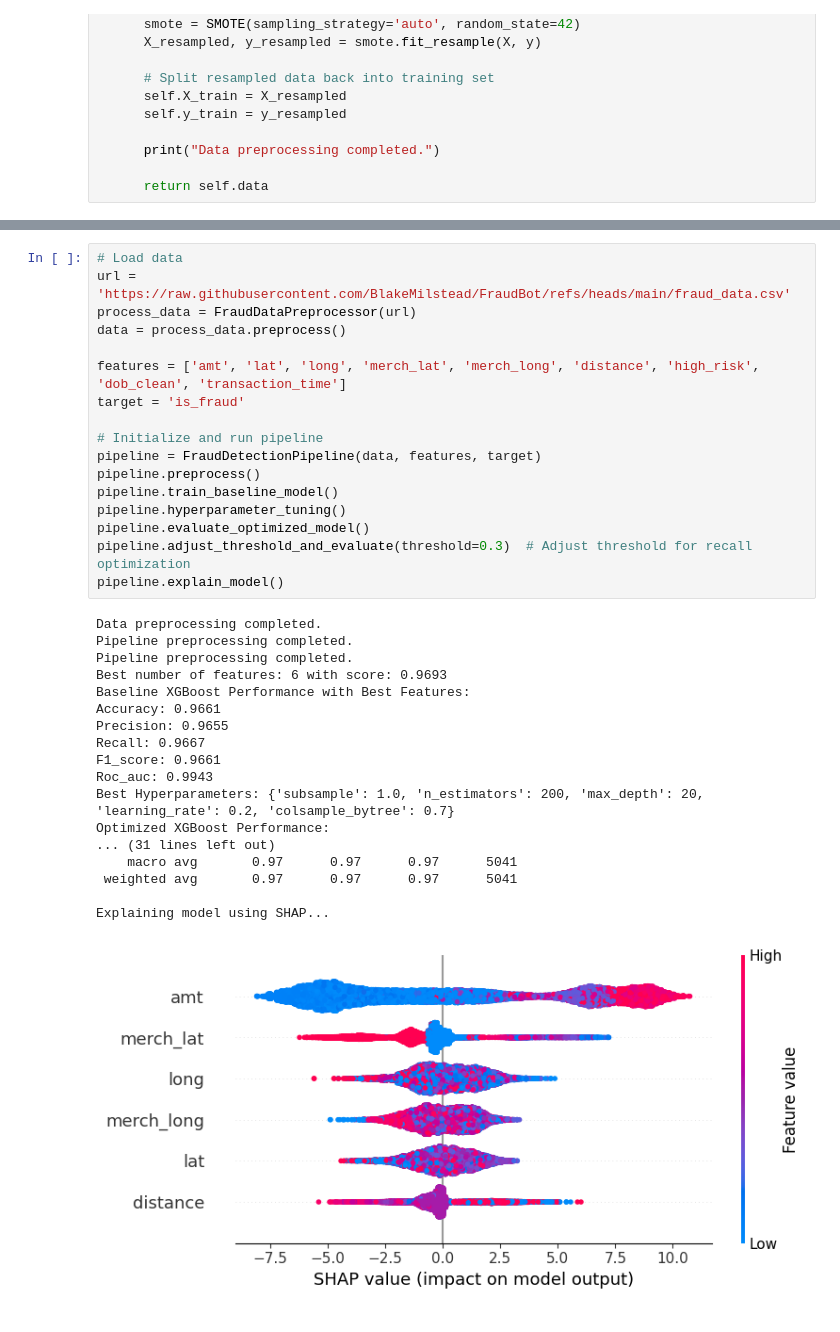
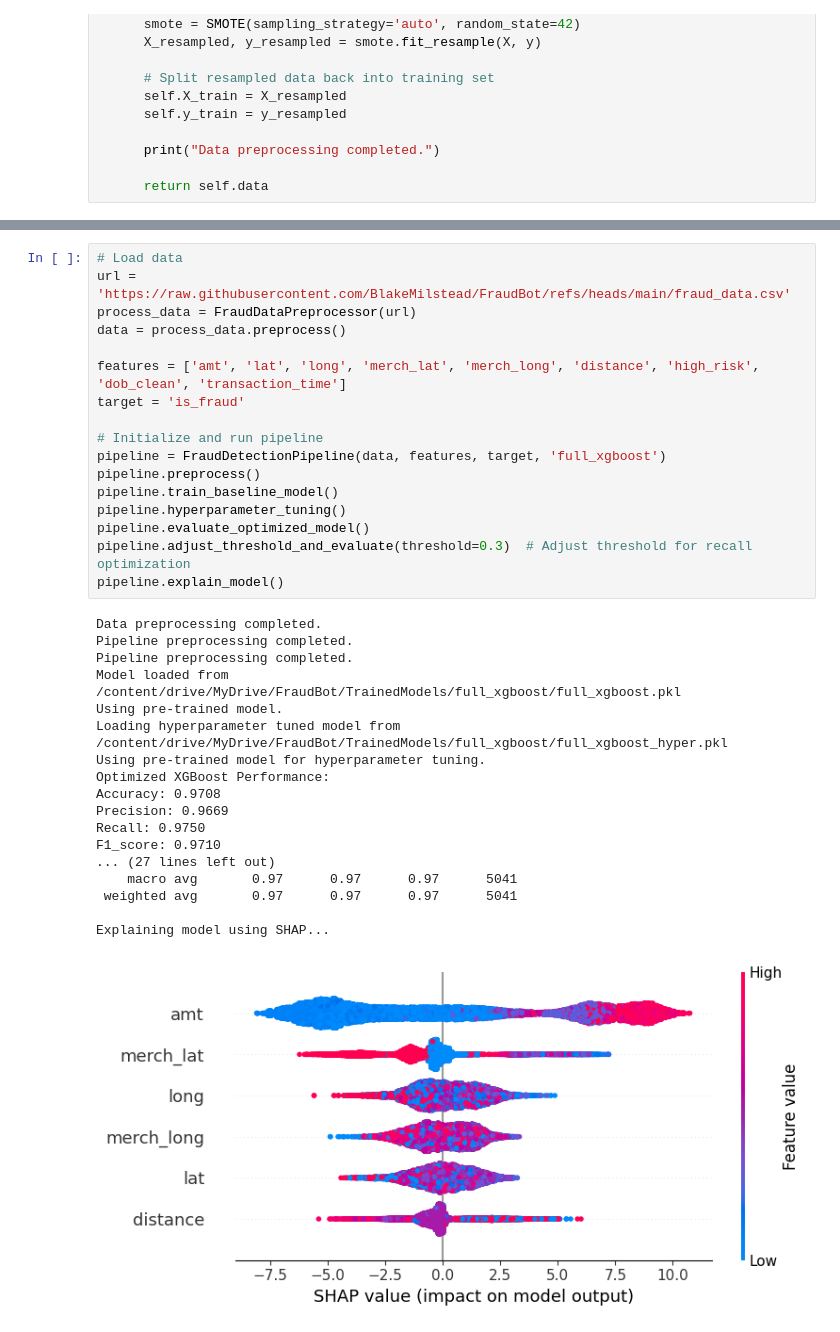
Before and after one commit to BlakeMilstead/COSC-302-Project-5, a Jupyter notebook: fraud_bot_final.ipynb, the cells around one changed output, grey strips where cells are left out. Saved outputs shown, nothing was run; the diff lists cells and outputs as text.

```diff
--- a/fraud_bot_final.ipynb
+++ b/fraud_bot_final.ipynb
@@ -511,37 +617,37 @@ class FraudDetectionPipeline:
 # %%
 # Load data
 url = 'https://raw.githubusercontent.com/BlakeMilstead/FraudBot/refs/heads/main/fraud_data.csv'
 process_data = FraudDataPreprocessor(url)
 data = process_data.preprocess()
 
 features = ['amt', 'lat', 'long', 'merch_lat', 'merch_long', 'distance', 'high_risk', 'dob_clean', 'transaction_time']
 target = 'is_fraud'
 
 # Initialize and run pipeline
-pipeline = FraudDetectionPipeline(data, features, target)
+pipeline = FraudDetectionPipeline(data, features, target, 'full_xgboost')
 pipeline.preprocess()
 pipeline.train_baseline_model()
 pipeline.hyperparameter_tuning()
 pipeline.evaluate_optimized_model()
 pipeline.adjust_threshold_and_evaluate(threshold=0.3)  # Adjust threshold for recall optimization
 pipeline.explain_model()
 # %% [output]
 Data preprocessing completed.
 Pipeline preprocessing completed.
 Pipeline preprocessing completed.
-Best number of features: 6 with score: 0.9693
-Baseline XGBoost Performance with Best Features:
-Accuracy: 0.9661
-Precision: 0.9655
-Recall: 0.9667
-F1_score: 0.9661
-Roc_auc: 0.9943
-Best Hyperparameters: {'subsample': 1.0, 'n_estimators': 200, 'max_depth': 20, 'learning_rate': 0.2, 'colsample_bytree': 0.7}
+Model loaded from /content/drive/MyDrive/FraudBot/TrainedModels/full_xgboost/full_xgboost.pkl
+Using pre-trained model.
+Loading hyperparameter tuned model from /content/drive/MyDrive/FraudBot/TrainedModels/full_xgboost/full_xgboost_hyper.pkl
+Using pre-trained model for hyperparameter tuning.
 Optimized XGBoost Performance:
-... (31 lines left out)
+Accuracy: 0.9708
+Precision: 0.9669
+Recall: 0.9750
+F1_score: 0.9710
+... (27 lines left out)
     macro avg       0.97      0.97      0.97      5041
  weighted avg       0.97      0.97      0.97      5041
 
 Explaining model using SHAP...
-[figure, old version]
+[figure, new version]
 # %%
```
Also changed, not shown: parts of 6 cells of this notebook.
